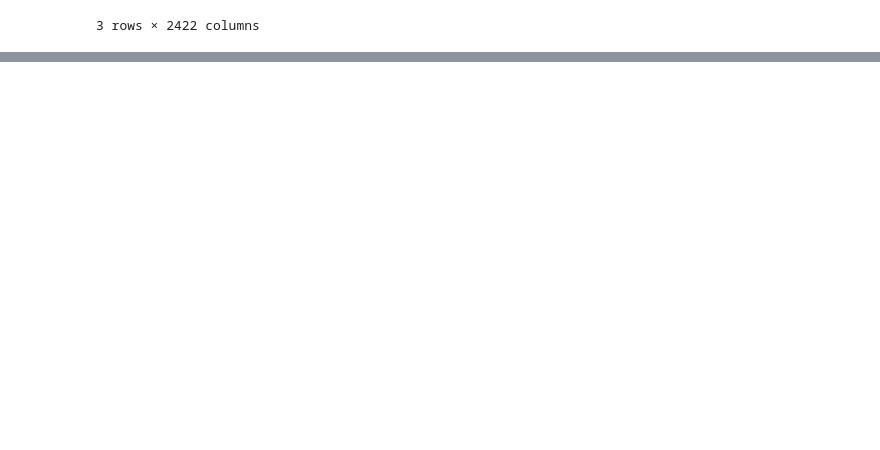
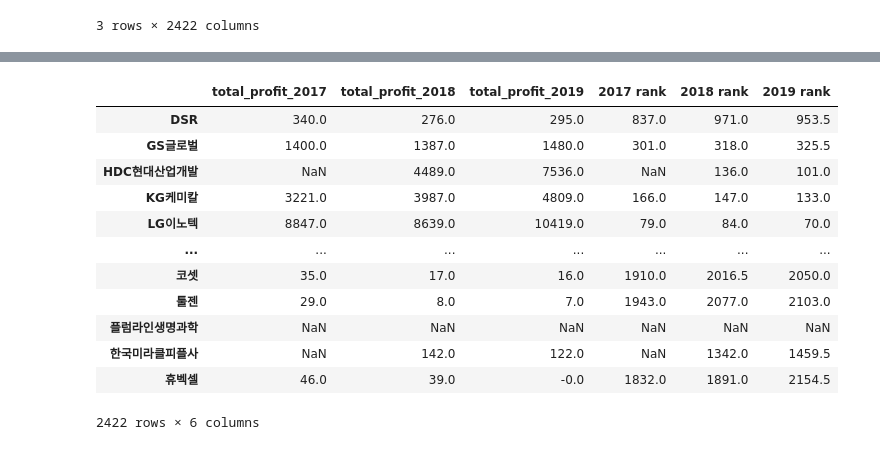
Before and after one commit to mingqook/Finance_ML, a Jupyter notebook: test.ipynb, the cells around one changed output, grey strips where cells are left out. Cells and saved outputs as stored; diff of their text form; code cells hidden in the pictures; blank space fills up the shorter version.

```diff
--- a/test.ipynb
+++ b/test.ipynb
@@ -506,0 +597,14 @@ capital_ratio  #### 투하자본 수익률
+# %%
+#### 2017 ~ 2019 매출총이익 추출
+total_profit = data_f['매출총이익']
+total_profit = total_profit.T
+
+total_profit_n = pd.DataFrame({"종목코드" :list(total_profit.columns)})
+total_profit_nn = total_profit_n.merge(tn)
+total_profit.columns = list(total_profit_nn['회사명'])
+
+total_profit_2017 = total_profit.iloc[0,:]
+total_profit_2018 = total_profit.iloc[1,:]
+total_profit_2019 = total_profit.iloc[2,:]
+total_profit = total_profit.T
+total_profit.columns = ['total_profit_2017', 'total_profit_2018', 'total_profit_2019']
@@ -506,0 +625,20 @@ capital_ratio  #### 투하자본 수익률
+# %%
+#### 매출총이익 rank
+total_profit['2017 rank']  = total_profit['total_profit_2017'].rank(ascending=False)
+total_profit['2018 rank']  = total_profit['total_profit_2018'].rank(ascending=False)
+total_profit['2019 rank']  = total_profit['total_profit_2019'].rank(ascending=False)
+# total_profit
+# %% [output]
+|  | total_profit_2017 | total_profit_2018 | total_profit_2019 | 2017 rank | 2018 rank | 2019 rank |
+| DSR | 340.0 | 276.0 | 295.0 | 837.0 | 971.0 | 953.5 |
+| GS글로벌 | 1400.0 | 1387.0 | 1480.0 | 301.0 | 318.0 | 325.5 |
+| HDC현대산업개발 | NaN | 4489.0 | 7536.0 | NaN | 136.0 | 101.0 |
+| KG케미칼 | 3221.0 | 3987.0 | 4809.0 | 166.0 | 147.0 | 133.0 |
+| LG이노텍 | 8847.0 | 8639.0 | 10419.0 | 79.0 | 84.0 | 70.0 |
+| ... | ... | ... | ... | ... | ... | ... |
+| 코셋 | 35.0 | 17.0 | 16.0 | 1910.0 | 2016.5 | 2050.0 |
+| 툴젠 | 29.0 | 8.0 | 7.0 | 1943.0 | 2077.0 | 2103.0 |
+| 플럼라인생명과학 | NaN | NaN | NaN | NaN | NaN | NaN |
+| 한국미라클피플사 | NaN | 142.0 | 122.0 | NaN | 1342.0 | 1459.5 |
+| 휴벡셀 | 46.0 | 39.0 | -0.0 | 1832.0 | 1891.0 | 2154.5 |
+2422 rows × 6 columns
```
Also changed, not shown: parts of 70 cells of this notebook, 1 other file.
